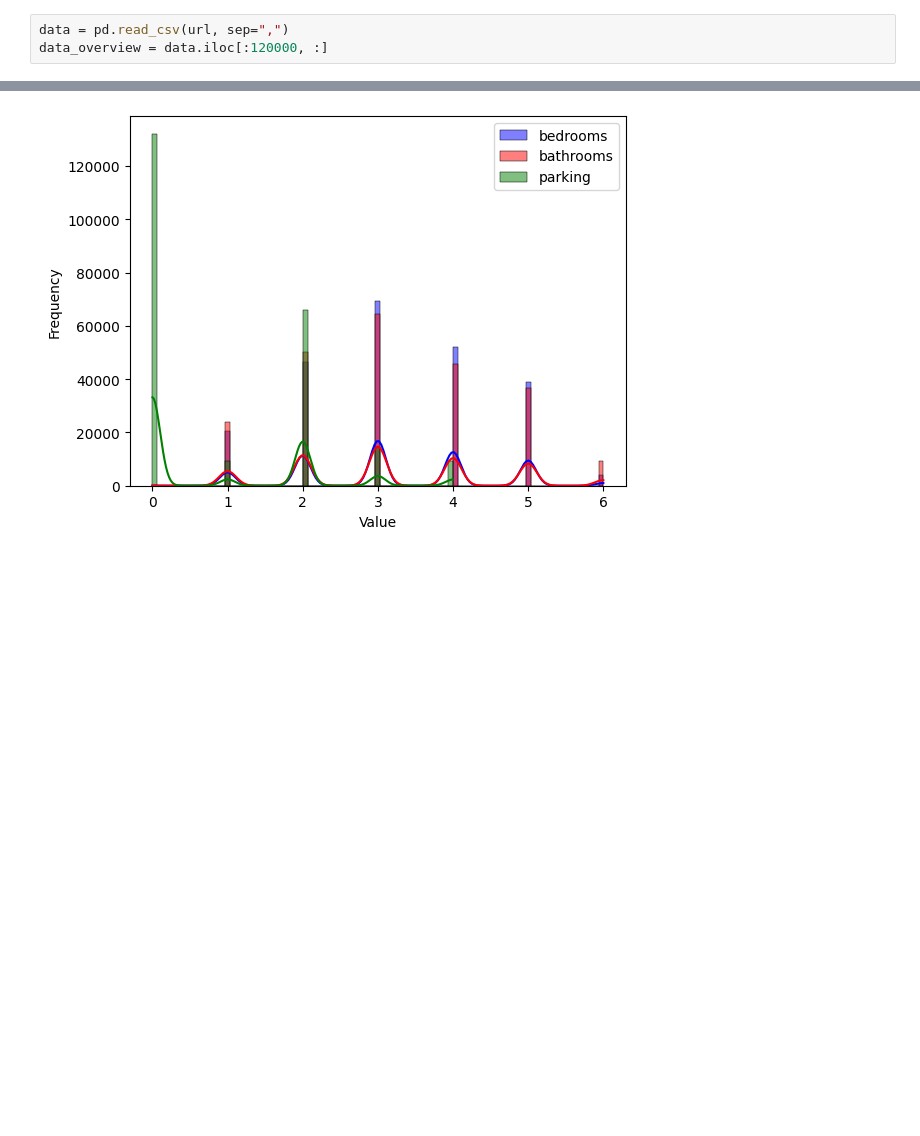
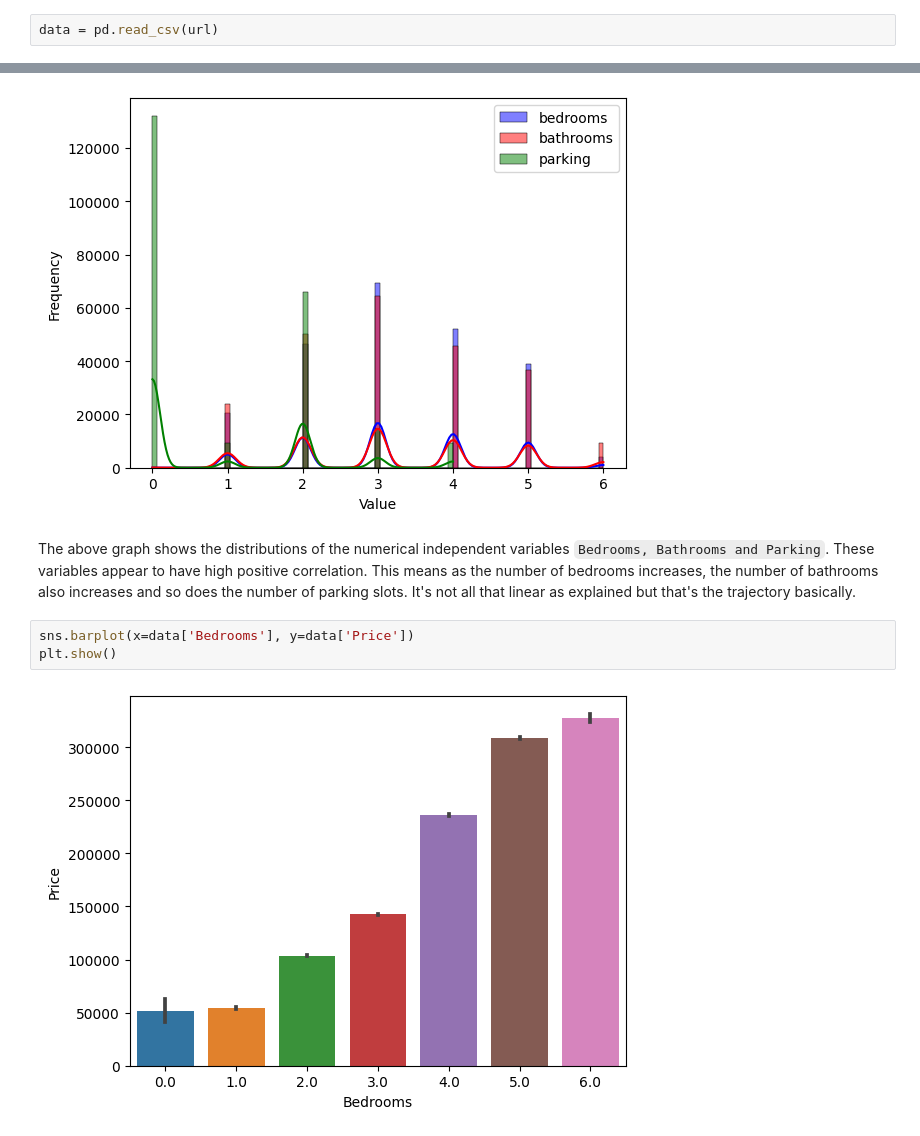
Before and after one commit to Mburu-Elvis/NairobiRentPrices, a Jupyter notebook: eda_housing_nairobi.ipynb, the cells around one changed output, grey strips where cells are left out. Saved outputs shown, nothing was run; the diff lists cells and outputs as text; blank space fills up the shorter version.

```diff
--- a/eda_housing_nairobi.ipynb
+++ b/eda_housing_nairobi.ipynb
@@ -10,8 +10,7 @@ import seaborn as sns
 # %%
 url = "https://raw.githubusercontent.com/Mburu-Elvis/NairobiRentPrices/main/housing_data.csv"
 # %%
-data = pd.read_csv(url, sep=",")
-data_overview = data.iloc[:120000, :]
+data = pd.read_csv(url)
 # %%
 data.head()
 # %% [output]
@@ -839,3 +852,11 @@ plt.legend()
 plt.show()
 # %% [output]
 [figure]
+# %% [markdown]
+The above graph shows the distributions of the numerical independent variables `Bedrooms, Bathrooms and Parking`.
+These variables appear to have high positive correlation. This means as the number of bedrooms increases, the number of bathrooms also increases and so does the number of  parking slots. It's not all that linear as explained but that's the trajectory basically.
+# %%
+sns.barplot(x=data['Bedrooms'], y=data['Price'])
+plt.show()
+# %% [output]
+[figure, added]
```
Also changed, not shown: parts of 6 cells of this notebook.
